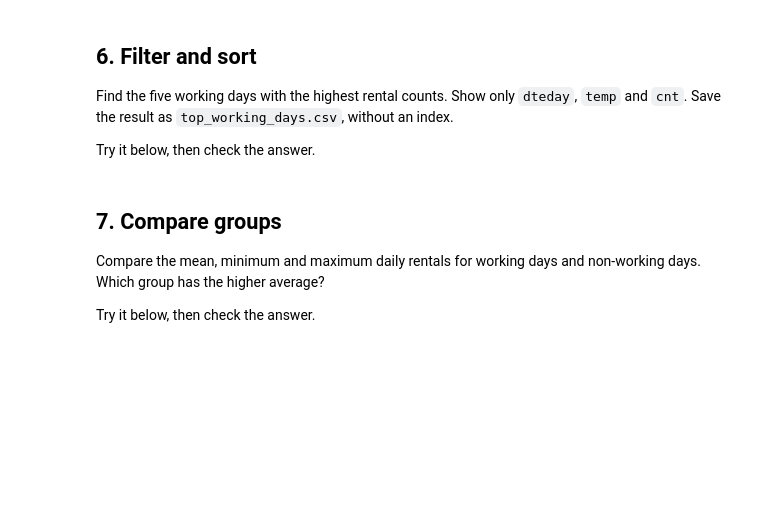
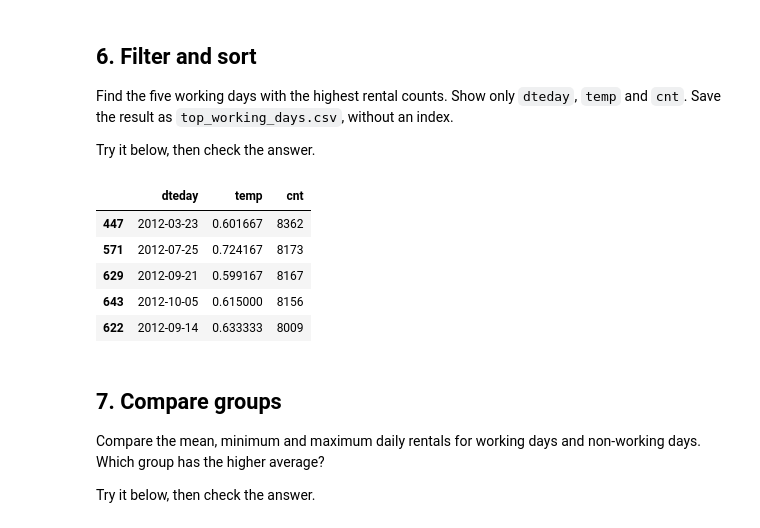
Before and after one commit to Dale-Alexander/ACI, a Jupyter notebook: 01_data_acquisition/01 - Data Acquisition - Practice.ipynb, the cells around one changed output. Drawn from its saved outputs; the diff is of its cells as text; code cells hidden in the pictures; blank space fills up the shorter version.

```diff
--- a/01_data_acquisition/01 - Data Acquisition - Practice.ipynb
+++ b/01_data_acquisition/01 - Data Acquisition - Practice.ipynb
@@ -208,7 +255,19 @@ Find the five working days with the highest rental counts. Show only `dteday`, `
 
 Try it below, then check the answer.
 # %%
-# Your answer
+path = folder / 'top_working_days.csv'
+df.to_csv(path, index=False)
+df = pd.read_csv(path)
+
+top_5 = df.loc[df['workingday'] == 1, ['dteday', 'temp', 'cnt']].sort_values(by='cnt', ascending=False).head(5)
+top_5
+# %% [output]
+|  | dteday | temp | cnt |
+| 447 | 2012-03-23 | 0.601667 | 8362 |
+| 571 | 2012-07-25 | 0.724167 | 8173 |
+| 629 | 2012-09-21 | 0.599167 | 8167 |
+| 643 | 2012-10-05 | 0.615000 | 8156 |
+| 622 | 2012-09-14 | 0.633333 | 8009 |
 # %% [markdown]
 ## 7. Compare groups
 
```
Also changed, not shown: parts of 25 cells of this notebook, 2 other files.
